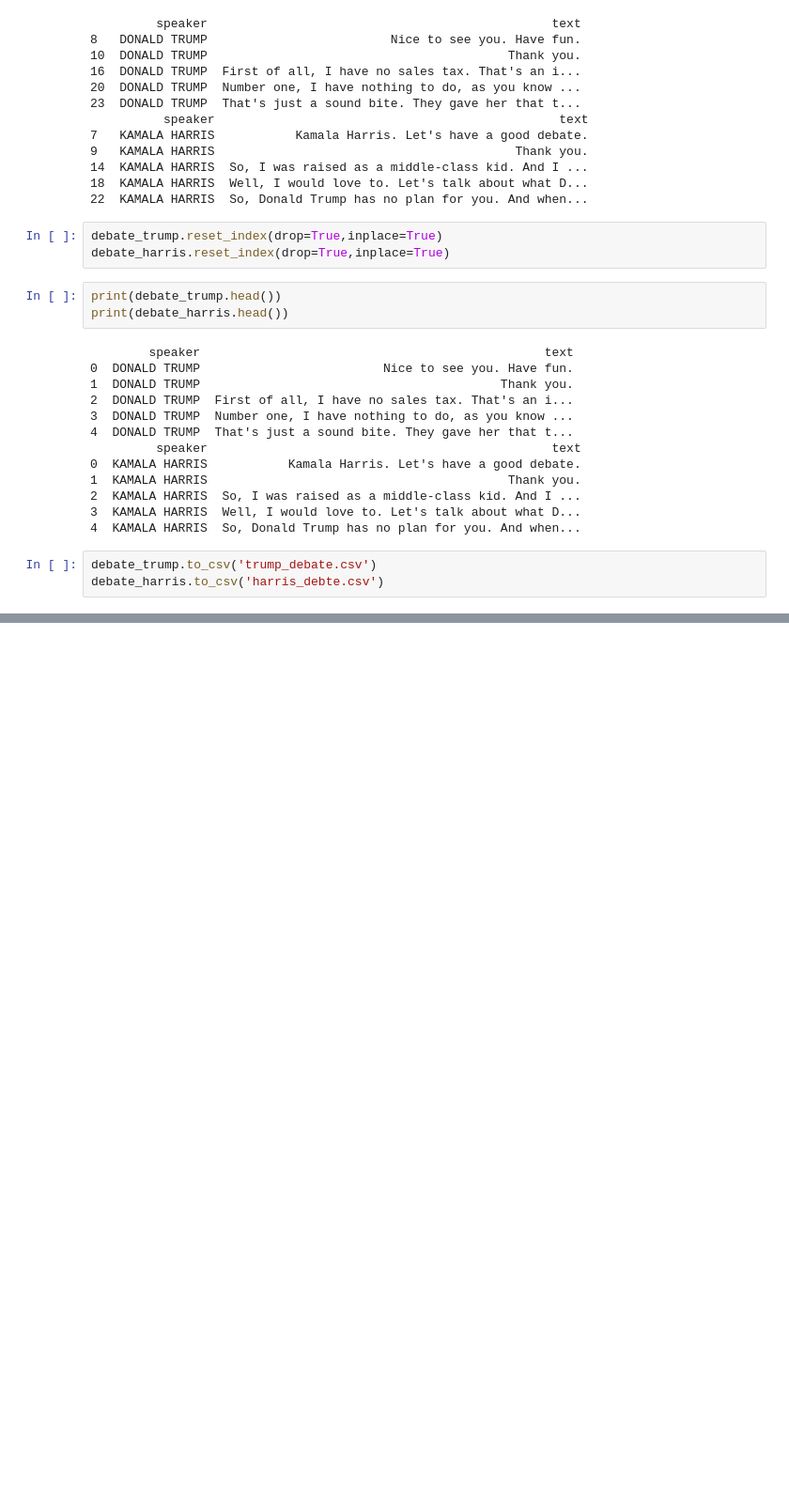
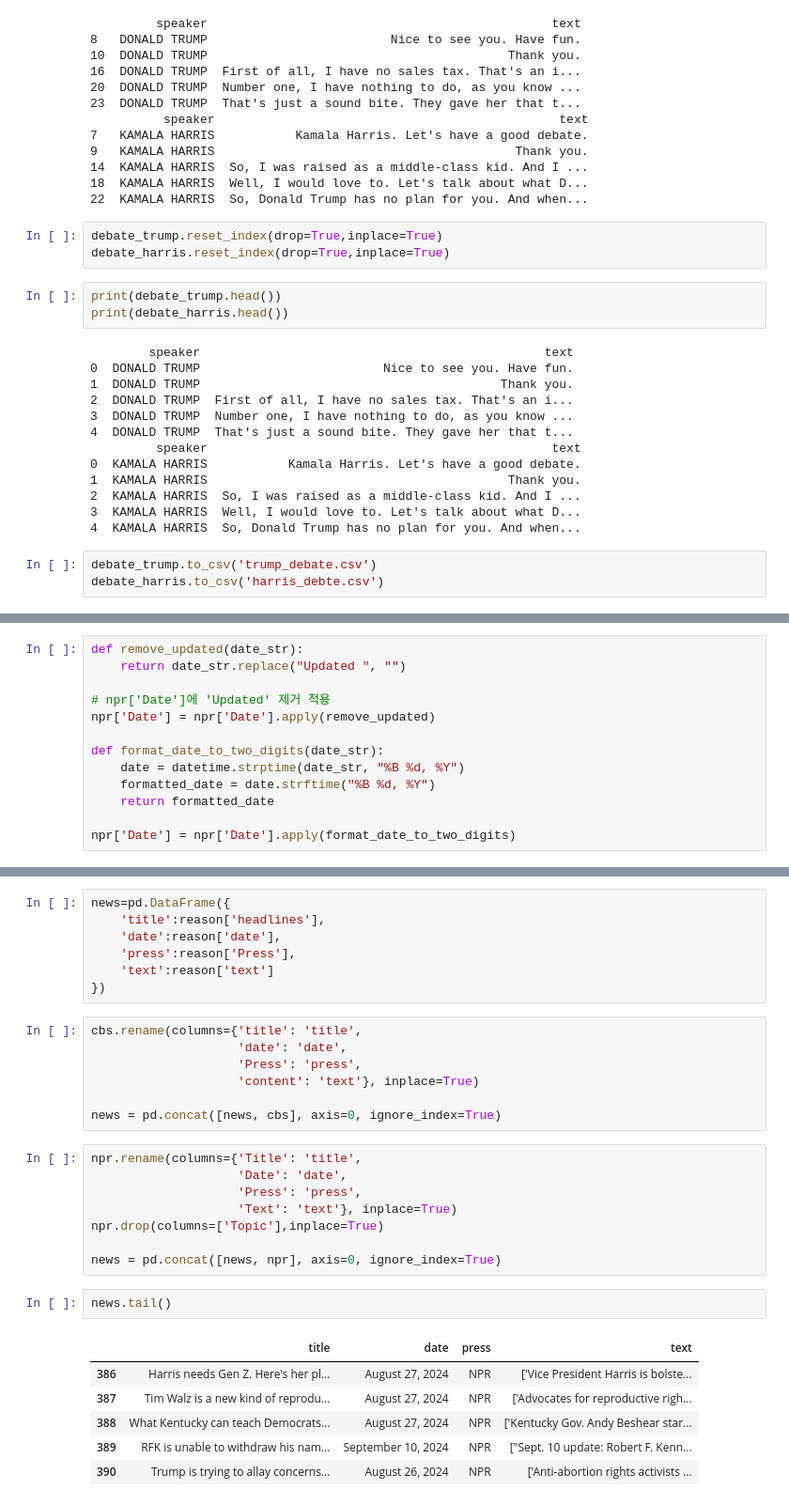
Before and after one commit to b00kkk/US_President_Election_2024, a Jupyter notebook: Preprocessing/Preprocessing.ipynb, the cells around one changed output, grey strips where cells are left out. Shown at 94% size. Drawn from its saved outputs; the diff is of its cells as text; blank space fills up the shorter version.

```diff
--- a/Preprocessing/Preprocessing.ipynb
+++ b/Preprocessing/Preprocessing.ipynb
@@ -335,0 +461,13 @@ debate_harris.to_csv('harris_debte.csv')
+# %%
+def remove_updated(date_str):
+    return date_str.replace("Updated ", "")
+
+# npr['Date']에 'Updated' 제거 적용
+npr['Date'] = npr['Date'].apply(remove_updated)
+
+def format_date_to_two_digits(date_str):
+    date = datetime.strptime(date_str, "%B %d, %Y")
+    formatted_date = date.strftime("%B %d, %Y")
+    return formatted_date
+
+npr['Date'] = npr['Date'].apply(format_date_to_two_digits)
@@ -335,0 +491,31 @@ debate_harris.to_csv('harris_debte.csv')
+# %%
+news=pd.DataFrame({
+    'title':reason['headlines'],
+    'date':reason['date'],
+    'press':reason['Press'],
+    'text':reason['text']
+})
+# %%
+cbs.rename(columns={'title': 'title',
+                    'date': 'date',
+                    'Press': 'press',
+                    'content': 'text'}, inplace=True)
+
+news = pd.concat([news, cbs], axis=0, ignore_index=True)
+# %%
+npr.rename(columns={'Title': 'title',
+                    'Date': 'date',
+                    'Press': 'press',
+                    'Text': 'text'}, inplace=True)
+npr.drop(columns=['Topic'],inplace=True)
+
+news = pd.concat([news, npr], axis=0, ignore_index=True)
+# %%
+news.tail()
+# %% [output]
+|  | title | date | press | text |
+| 386 | Harris needs Gen Z. Here's her pl... | August 27, 2024 | NPR | ['Vice President Harris is bolste... |
+| 387 | Tim Walz is a new kind of reprodu... | August 27, 2024 | NPR | ['Advocates for reproductive righ... |
+| 388 | What Kentucky can teach Democrats... | August 27, 2024 | NPR | ['Kentucky Gov. Andy Beshear star... |
+| 389 | RFK is unable to withdraw his nam... | September 10, 2024 | NPR | ["Sept. 10 update: Robert F. Kenn... |
+| 390 | Trump is trying to allay concerns... | August 26, 2024 | NPR | ['Anti-abortion rights activists ... |
```
Also changed, not shown: parts of 29 cells of this notebook.
